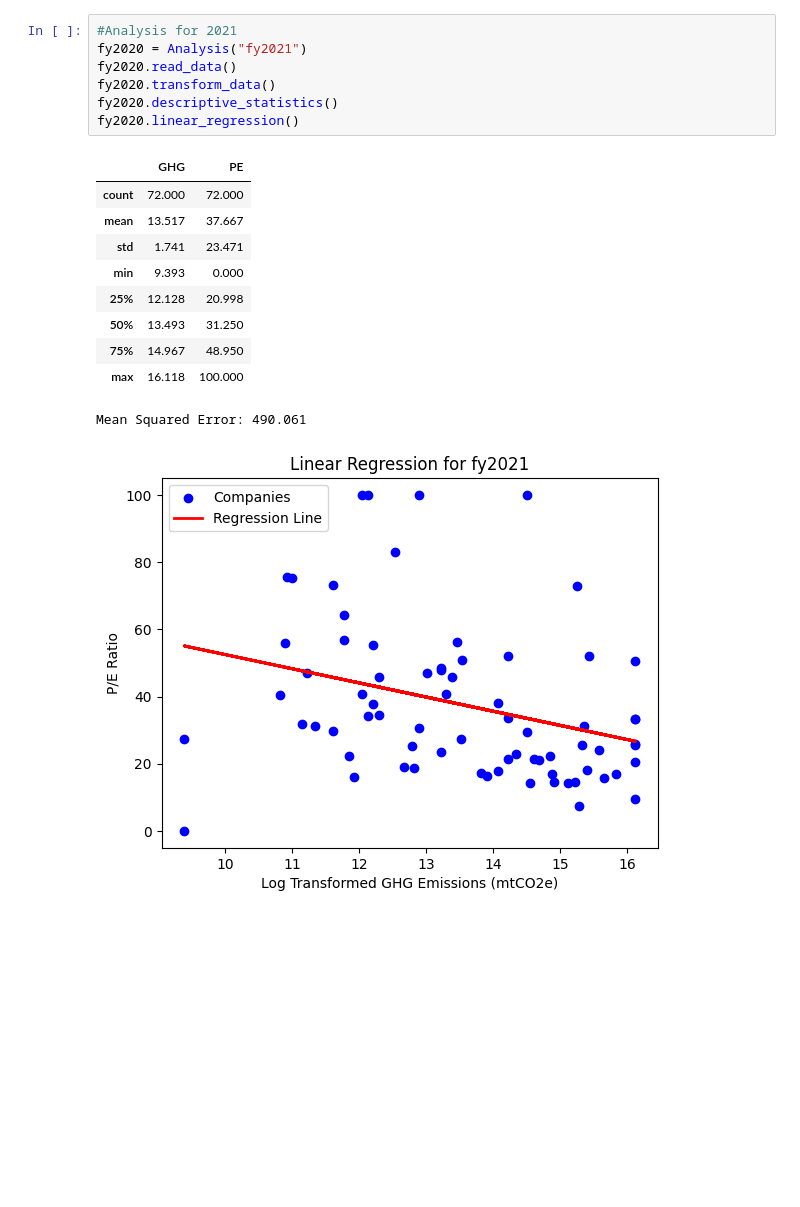
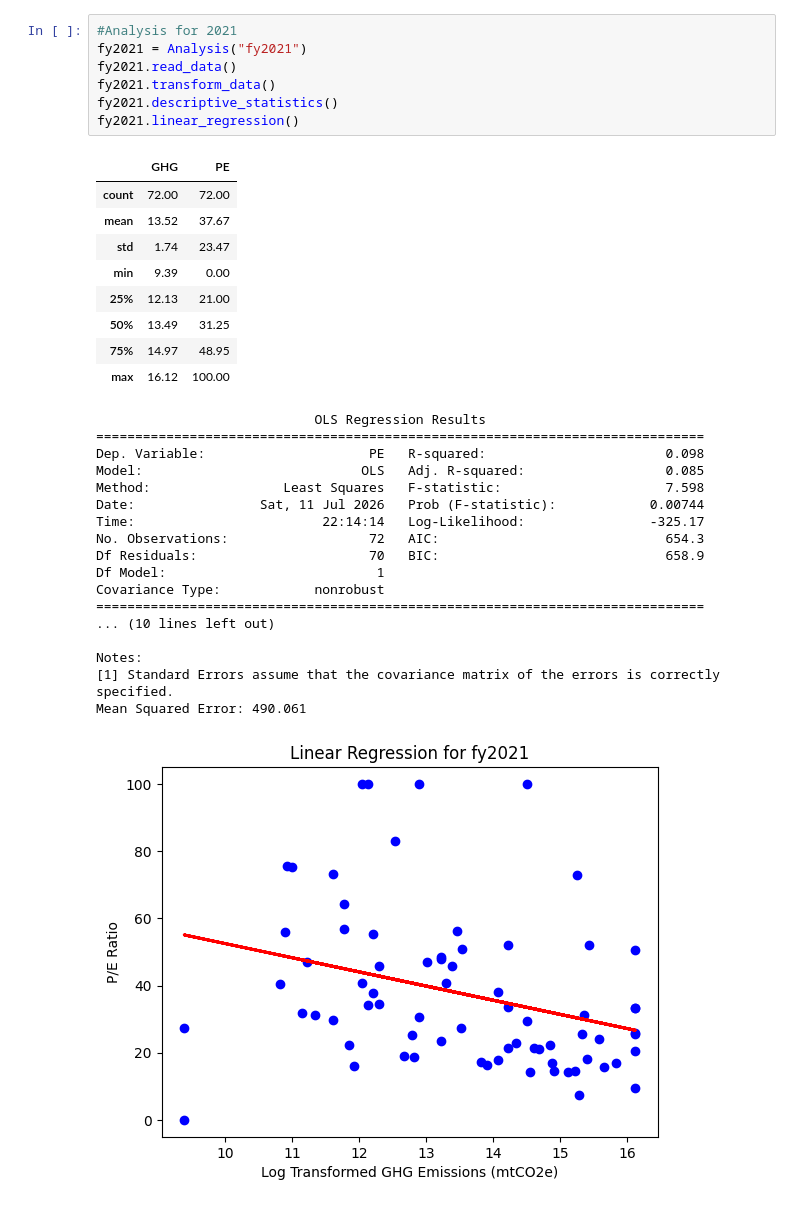
Before and after one commit to Windshine11/GHG_PE_Data_Analysis, a Jupyter notebook: Final_Data_Analysis.ipynb, the cells around one changed output. Saved outputs shown, nothing was run; the diff lists cells and outputs as text; blank space fills up the shorter version.

```diff
--- a/Final_Data_Analysis.ipynb
+++ b/Final_Data_Analysis.ipynb
@@ -94,21 +123,37 @@ Mean Squared Error: 540.724
 # %%
 #Analysis for 2021
-fy2020 = Analysis("fy2021")
-fy2020.read_data()
-fy2020.transform_data()
-fy2020.descriptive_statistics()
-fy2020.linear_regression()
+fy2021 = Analysis("fy2021")
+fy2021.read_data()
+fy2021.transform_data()
+fy2021.descriptive_statistics()
+fy2021.linear_regression()
 # %% [output]
 |  | GHG | PE |
-| count | 72.000 | 72.000 |
-| mean | 13.517 | 37.667 |
-| std | 1.741 | 23.471 |
-| min | 9.393 | 0.000 |
-| 25% | 12.128 | 20.998 |
-| 50% | 13.493 | 31.250 |
-| 75% | 14.967 | 48.950 |
-| max | 16.118 | 100.000 |
+| count | 72.00 | 72.00 |
+| mean | 13.52 | 37.67 |
+| std | 1.74 | 23.47 |
+| min | 9.39 | 0.00 |
+| 25% | 12.13 | 21.00 |
+| 50% | 13.49 | 31.25 |
+| 75% | 14.97 | 48.95 |
+| max | 16.12 | 100.00 |
+                            OLS Regression Results
+==============================================================================
+Dep. Variable:                     PE   R-squared:                       0.098
+Model:                            OLS   Adj. R-squared:                  0.085
+Method:                 Least Squares   F-statistic:                     7.598
+Date:                Sat, 11 Jul 2026   Prob (F-statistic):            0.00744
+Time:                        22:14:14   Log-Likelihood:                -325.17
+No. Observations:                  72   AIC:                             654.3
+Df Residuals:                      70   BIC:                             658.9
+Df Model:                           1
+Covariance Type:            nonrobust
+==============================================================================
+... (10 lines left out)
+
+Notes:
+[1] Standard Errors assume that the covariance matrix of the errors is correctly specified.
 Mean Squared Error: 490.061
-[figure, old version]
+[figure, new version]
 # %%
 #Analysis for 2022
```
Also changed, not shown: parts of 10 cells of this notebook.
